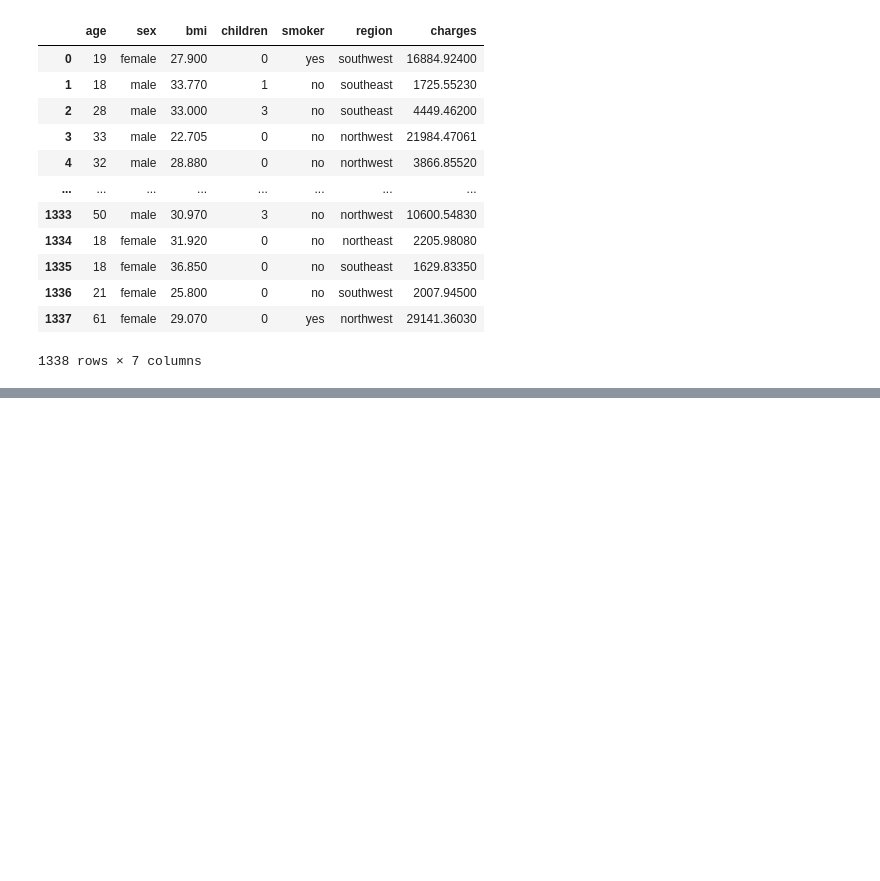
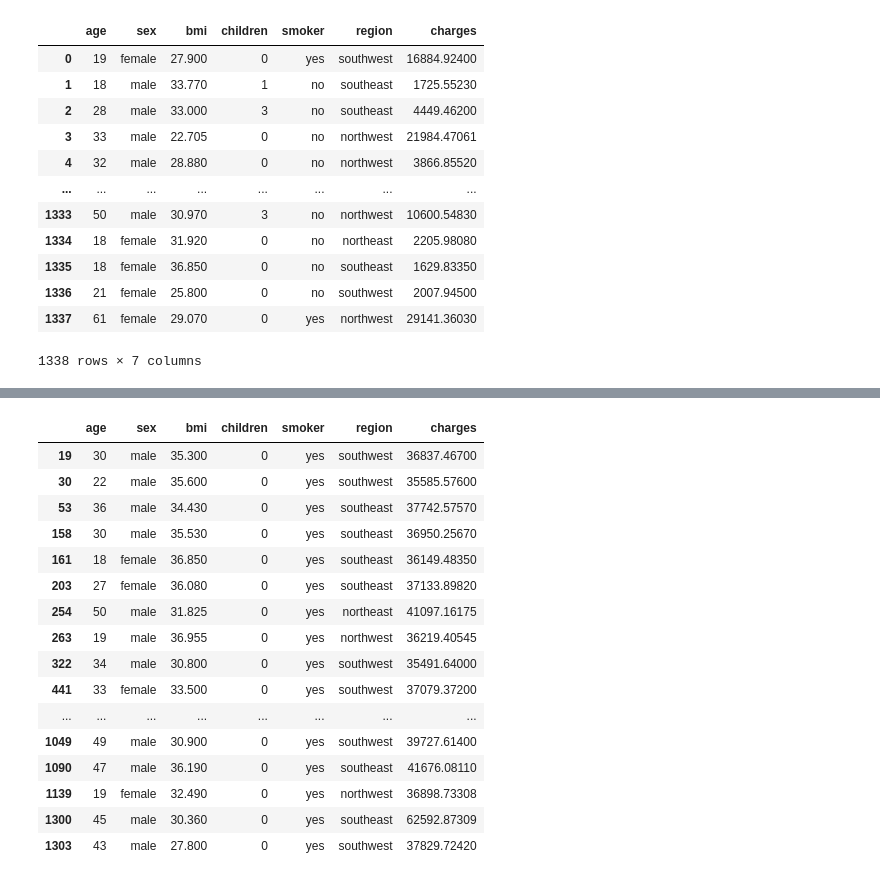
Before and after one commit to Benalieur/assurance, a Jupyter notebook: notebooks/analys.ipynb, the cells around one changed output, grey strips where cells are left out. Drawn from its saved outputs; the diff is of its cells as text; code cells hidden in the pictures; blank space fills up the shorter version.

```diff
--- a/notebooks/analys.ipynb
+++ b/notebooks/analys.ipynb
@@ -25,0 +119,4 @@ df
+# %%
+test = df[df['charges']>35000]
+
+test
@@ -25,0 +150,11 @@ df
+# %%
+masques = [test['bmi'] > 40, test['age'] > 50, test['children'] != 0]
+
+combo_mask = masques[0]
+
+for masque in masques:
+    combo_mask += masque
+
+test2 = test[combo_mask]
+
+test2
@@ -25,0 +175,20 @@ df
+# %%
+test.drop(test2.index, axis=0)
+# %% [output]
+|  | age | sex | bmi | children | smoker | region | charges |
+| 19 | 30 | male | 35.300 | 0 | yes | southwest | 36837.46700 |
+| 30 | 22 | male | 35.600 | 0 | yes | southwest | 35585.57600 |
+| 53 | 36 | male | 34.430 | 0 | yes | southeast | 37742.57570 |
+| 158 | 30 | male | 35.530 | 0 | yes | southeast | 36950.25670 |
+| 161 | 18 | female | 36.850 | 0 | yes | southeast | 36149.48350 |
+| 203 | 27 | female | 36.080 | 0 | yes | southeast | 37133.89820 |
+| 254 | 50 | male | 31.825 | 0 | yes | northeast | 41097.16175 |
+| 263 | 19 | male | 36.955 | 0 | yes | northwest | 36219.40545 |
+| 322 | 34 | male | 30.800 | 0 | yes | southwest | 35491.64000 |
+| 441 | 33 | female | 33.500 | 0 | yes | southwest | 37079.37200 |
+| ... | ... | ... | ... | ... | ... | ... | ... |
+| 1049 | 49 | male | 30.900 | 0 | yes | southwest | 39727.61400 |
+| 1090 | 47 | male | 36.190 | 0 | yes | southeast | 41676.08110 |
+| 1139 | 19 | female | 32.490 | 0 | yes | northwest | 36898.73308 |
+| 1300 | 45 | male | 30.360 | 0 | yes | southeast | 62592.87309 |
+| 1303 | 43 | male | 27.800 | 0 | yes | southwest | 37829.72420 |
```
Also changed, not shown: parts of 23 cells of this notebook.
